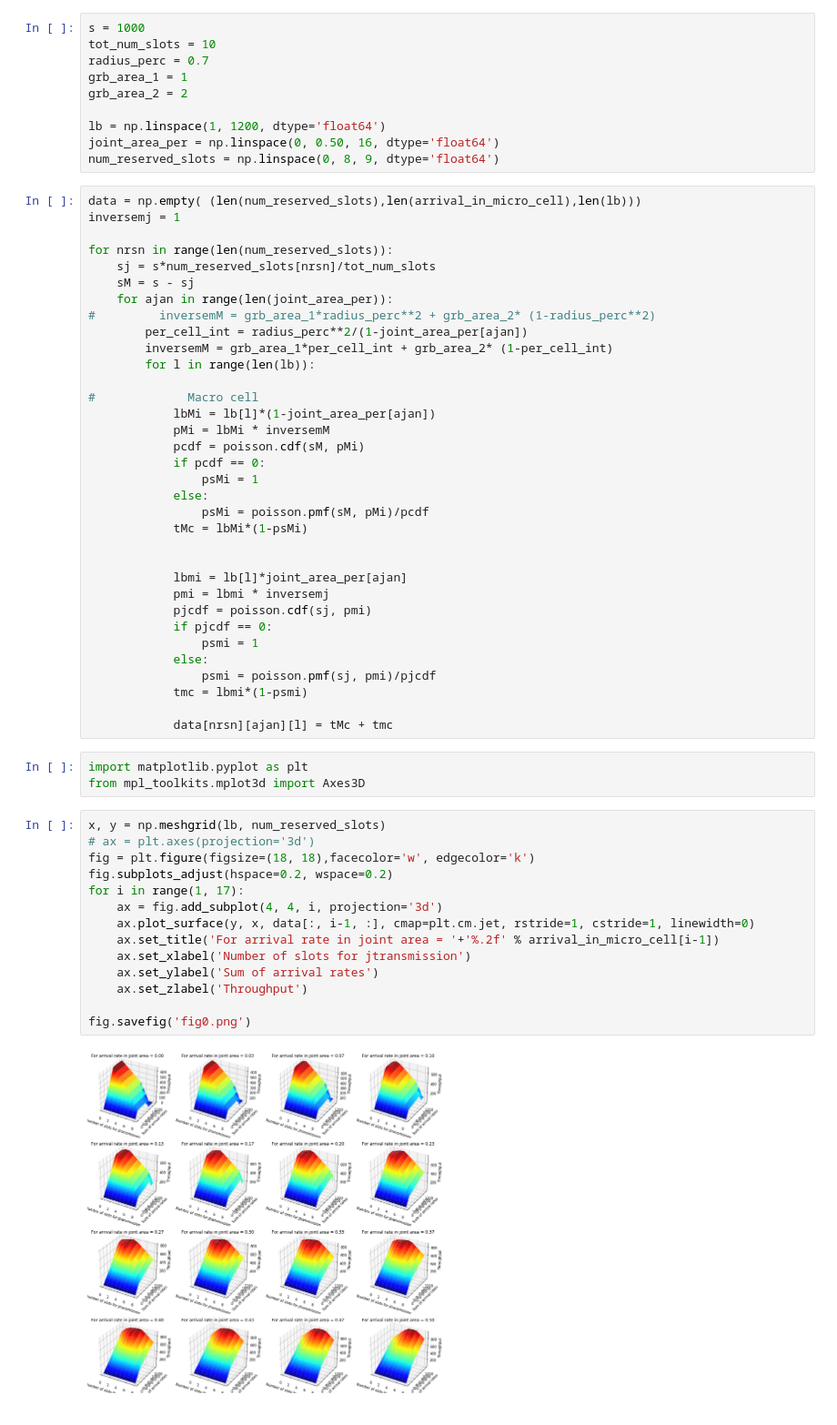
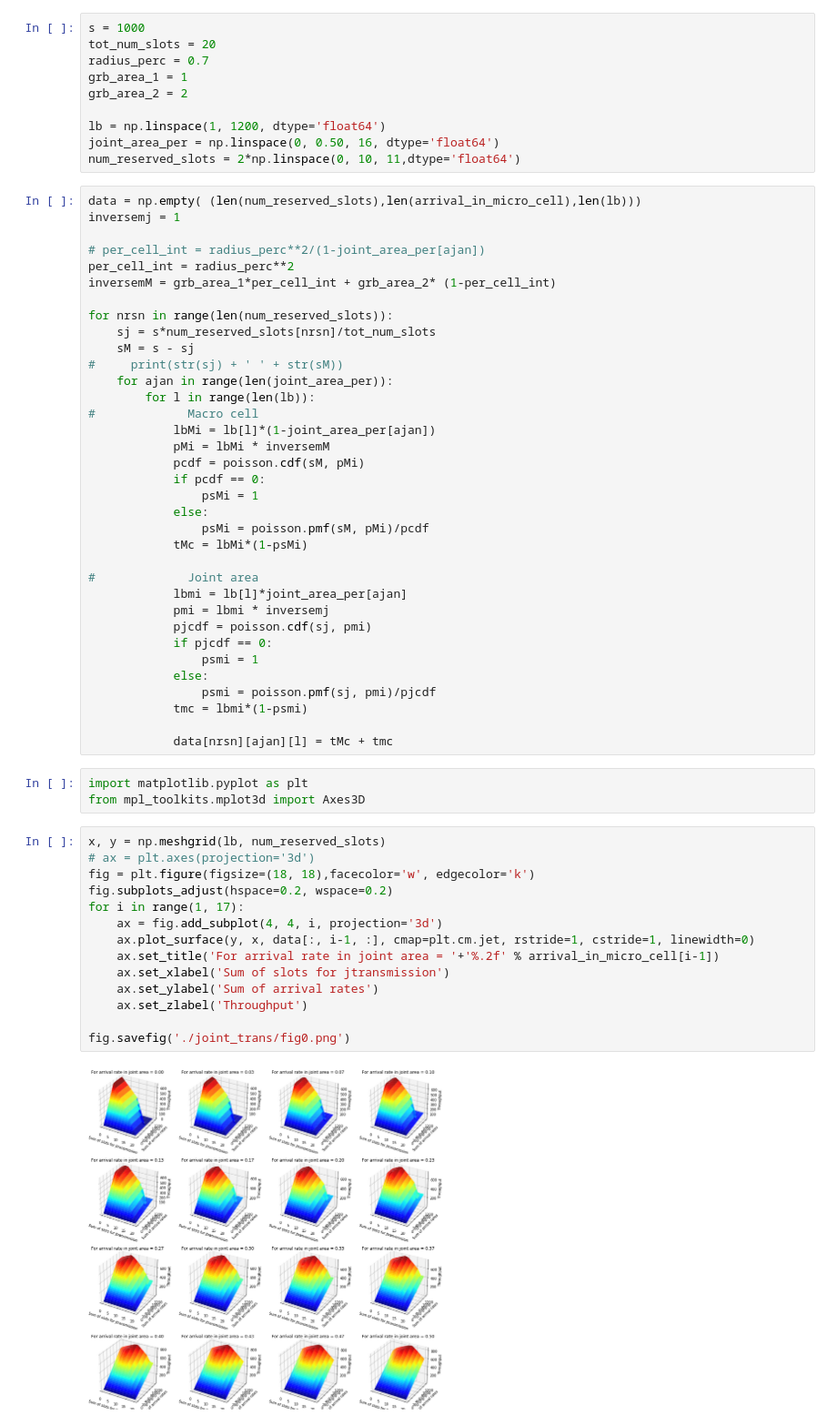
Before and after one commit to oliveirarleo/tsp, a Jupyter notebook: wireless/joint_transm.ipynb, the cells around one changed output. Shown at 91% size. Saved outputs shown, nothing was run; the diff lists cells and outputs as text.

Commit message:
joint transmission progress

```diff
--- a/wireless/joint_transm.ipynb
+++ b/wireless/joint_transm.ipynb
@@ -3,27 +3,28 @@ from scipy.stats import poisson
 import numpy as np
 # %%
 s = 1000
-tot_num_slots = 10
+tot_num_slots = 20
 radius_perc = 0.7
 grb_area_1 = 1
 grb_area_2 = 2
 
 lb = np.linspace(1, 1200, dtype='float64')
 joint_area_per = np.linspace(0, 0.50, 16, dtype='float64')
-num_reserved_slots = np.linspace(0, 8, 9, dtype='float64')
+num_reserved_slots = 2*np.linspace(0, 10, 11,dtype='float64')
 # %%
 data = np.empty( (len(num_reserved_slots),len(arrival_in_micro_cell),len(lb)))
 inversemj = 1
 
+# per_cell_int = radius_perc**2/(1-joint_area_per[ajan])
+per_cell_int = radius_perc**2
+inversemM = grb_area_1*per_cell_int + grb_area_2* (1-per_cell_int)
+
 for nrsn in range(len(num_reserved_slots)):
     sj = s*num_reserved_slots[nrsn]/tot_num_slots
     sM = s - sj
+#     print(str(sj) + ' ' + str(sM))
     for ajan in range(len(joint_area_per)):
-#         inversemM = grb_area_1*radius_perc**2 + grb_area_2* (1-radius_perc**2)
-        per_cell_int = radius_perc**2/(1-joint_area_per[ajan])
-        inversemM = grb_area_1*per_cell_int + grb_area_2* (1-per_cell_int)
         for l in range(len(lb)):
-
 #             Macro cell
             lbMi = lb[l]*(1-joint_area_per[ajan])
             pMi = lbMi * inversemM
@@ -34,7 +35,7 @@ for nrsn in range(len(num_reserved_slots)):
                 psMi = poisson.pmf(sM, pMi)/pcdf
             tMc = lbMi*(1-psMi)
 
-
+#             Joint area
             lbmi = lb[l]*joint_area_per[ajan]
             pmi = lbmi * inversemj
             pjcdf = poisson.cdf(sj, pmi)
@@ -51,19 +52,19 @@ from mpl_toolkits.mplot3d import Axes3D
 # %%
 x, y = np.meshgrid(lb, num_reserved_slots)
 # ax = plt.axes(projection='3d')
 fig = plt.figure(figsize=(18, 18),facecolor='w', edgecolor='k')
 fig.subplots_adjust(hspace=0.2, wspace=0.2)
 for i in range(1, 17):
     ax = fig.add_subplot(4, 4, i, projection='3d')
     ax.plot_surface(y, x, data[:, i-1, :], cmap=plt.cm.jet, rstride=1, cstride=1, linewidth=0)
     ax.set_title('For arrival rate in joint area = '+'%.2f' % arrival_in_micro_cell[i-1])
-    ax.set_xlabel('Number of slots for jtransmission')
+    ax.set_xlabel('Sum of slots for jtransmission')
     ax.set_ylabel('Sum of arrival rates')
     ax.set_zlabel('Throughput')
 
-fig.savefig('fig0.png')
+fig.savefig('./joint_trans/fig0.png')
 # %% [output]
-[figure, old version]
+[figure, new version]
 # %%
 x, y = np.meshgrid(lb, num_reserved_slots)
 # ax = plt.axes(projection='3d')
```
Also changed, not shown: parts of 1 cell of this notebook, 47 other files.
